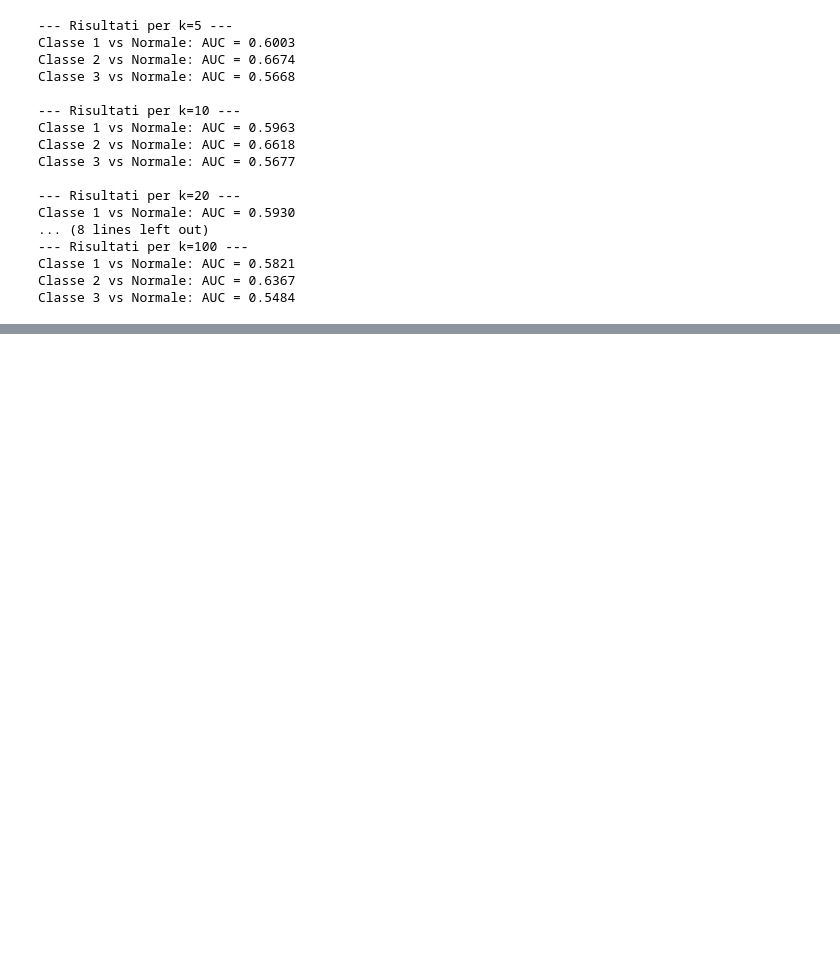
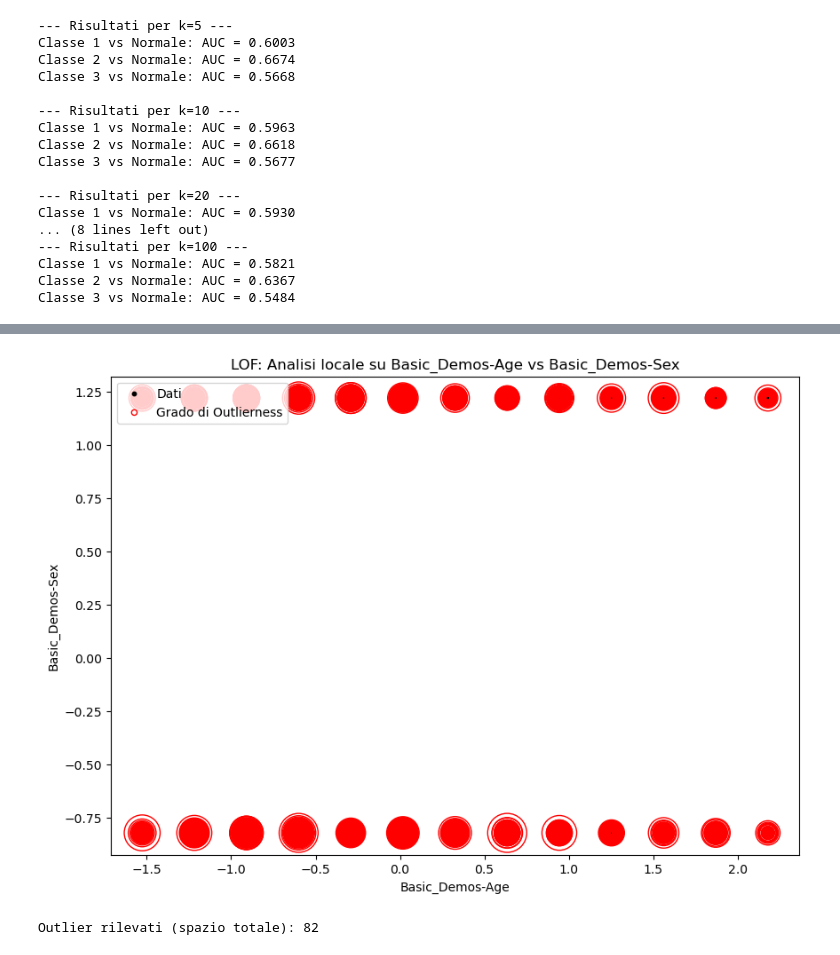
Before and after one commit to alessialaconca/Data_Mining_2_Child_Mind_Institute, a Jupyter notebook: ale/outliers_nopca.ipynb, the cells around one changed output, grey strips where cells are left out. Drawn from its saved outputs; the diff is of its cells as text; code cells hidden in the pictures; blank space fills up the shorter version.

```diff
--- a/ale/outliers_nopca.ipynb
+++ b/ale/outliers_nopca.ipynb
@@ -268,0 +275,55 @@ plt.show()
+# %%
+import numpy as np
+import matplotlib.pyplot as plt
+from sklearn.neighbors import LocalOutlierFactor
+
+# 1. Preparazione dati
+X_to_plot = X_standard
+
+# Invece della PCA, scegliamo due indici di colonne che consideri interessanti
+# Es: 0 per l'età e 4 per un punteggio clinico (controlla i nomi nel tuo df)
+idx_x = 0
+idx_y = 1
+
+# Estraiamo i nomi delle feature per gli assi (se hai il dataframe originale)
+feat_name_x = df_unito.columns[idx_x]
+feat_name_y = df_unito.columns[idx_y]
+
+# 2. Fit del Modello (Il calcolo avviene comunque su TUTTE le N feature)
+n_neighbors = 20
+contamination = 0.01
+clf = LocalOutlierFactor(n_neighbors=n_neighbors, contamination=contamination)
+
+# fit_predict calcola la densità nello spazio multidimensionale completo
+y_pred = clf.fit_predict(X_to_plot)
+
+# 3. Calcolo degli Score per la visualizzazione
+X_scores = clf.negative_outlier_factor_
+
+# 4. Plot
+plt.figure(figsize=(10, 7))
+plt.title(f"LOF: Analisi locale su {feat_name_x} vs {feat_name_y}")
+
+# Usiamo direttamente le colonne scelte per lo scatter
+plt.scatter(X_to_plot[:, idx_x], X_to_plot[:, idx_y], color='k', s=3., label='Dati')
+
+# Disegniamo i cerchi rossi proporzionali all'outlierness
+# Il raggio è calcolato in base allo score ottenuto nello spazio a N-dimensioni
+radius = (X_scores.max() - X_scores) / (X_scores.max() - X_scores.min())
+
+plt.scatter(X_to_plot[:, idx_x], X_to_plot[:, idx_y], s=1000 * radius,
+            edgecolors='r', facecolors='none', label='Grado di Outlierness')
+
+plt.axis('tight')
+plt.xlabel(feat_name_x)
+plt.ylabel(feat_name_y)
+legend = plt.legend(loc='upper left')
+legend.legend_handles[0]._sizes = [10]
+legend.legend_handles[1]._sizes = [20]
+plt.show()
+
+n_outliers_detected = (y_pred == -1).sum()
+print(f"Outlier rilevati (spazio totale): {n_outliers_detected}")
+# %% [output]
+[figure, added]
+Outlier rilevati (spazio totale): 82
```
Also changed, not shown: parts of 9 cells of this notebook, 1 other file.
